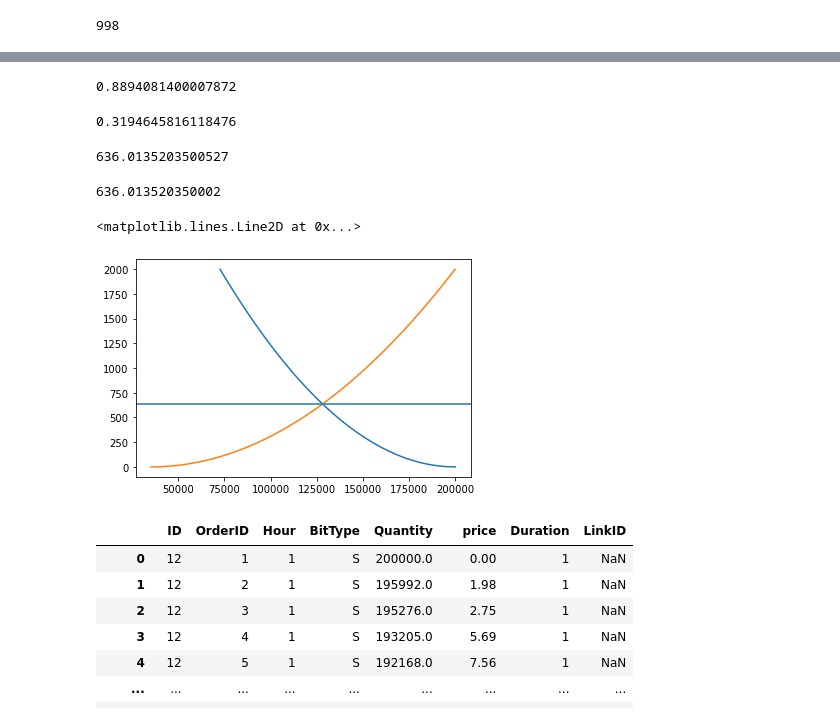
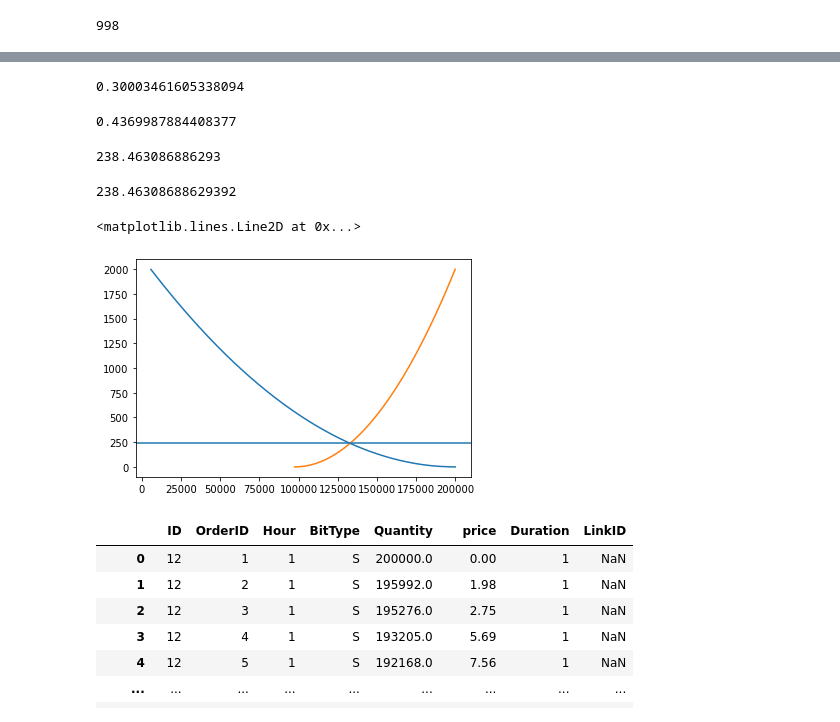
Before and after one commit to Zhaoweiliang/Day-Head-energy-Opti-Project, a Jupyter notebook: Wei.ipynb, the cells around one changed output, grey strips where cells are left out. Drawn from its saved outputs; the diff is of its cells as text; code cells hidden in the pictures.

```diff
--- a/Wei.ipynb
+++ b/Wei.ipynb
@@ -224,36 +224,37 @@ for i in range(len(Res_S)):
 # %%
-E.getAttr('x',xS)[(1,318)]
+E.getAttr('x',xS)[(24,120)]
 # %% [output]
-0.8894081400007872
+0.30003461605338094
 # %%
-E.getAttr('x',xD)[(1,319)]
+E.getAttr('x',xD)[(24,120)]
 # %% [output]
-0.3194645816118476
+0.4369987884408377
 # %%
-POS = 319
-H=1
+POS = 120
+H=24
 k=(Pair(POS,H,Data_H_D,'DP')[1]-Pair(POS,H,Data_H_D,'DP')[0])/(Pair(POS,H,Data_H_D,'DQ')[1]-Pair(POS,H,Data_H_D,'DQ')[0])
 c=Pair(POS,H,Data_H_D,'DP')[0]-k*Pair(POS,H,Data_H_D,'DQ')[0]
 k*((Pair(POS,H,Data_H_D,'DQ')[1]-Pair(POS,H,Data_H_D,'DQ')[0])*Res_D[POS-1]+Pair(POS,H,Data_H_D,'DQ')[0])+c
 # %% [output]
-636.0135203500527
+238.463086886293
 # %%
-POS  = 318
-H =1
+POS  = 120
+H =24
 k=(Pair(POS,H,Data_H_SP,'SP')[1]-Pair(POS,H,Data_H_SP,'SP')[0])/(Pair(POS,H,Data_H_SP,'SQ')[1]-Pair(POS,H,Data_H_SP,'SQ')[0])
 c=Pair(POS,H,Data_H_SP,'SP')[0]-k*Pair(POS,H,Data_H_SP,'SQ')[0]
 k*((Pair(POS,H,Data_H_SP,'SQ')[1]-Pair(POS,H,Data_H_SP,'SQ')[0])*Res_S[POS-1]+Pair(POS,H,Data_H_SP,'SQ')[0])+c
 # %% [output]
-636.013520350002
+238.46308688629392
 # %%
 import matplotlib.pyplot as plt
-
-plt.plot(Data_H_D['Quantity'][0:999],Data_H_D['price'][0:999])
-plt.plot(Data_H_SP['Quantity'][0:999],Data_H_SP['price'][0:999])
-plt.axhline(y = 636)
+a = 23000
+b = 23999
+plt.plot(Data_H_D['Quantity'][a:b],Data_H_D['price'][a:b])
+plt.plot(Data_H_SP['Quantity'][a:b],Data_H_SP['price'][a:b])
+plt.axhline(y = 238)
 # %% [output]
 <matplotlib.lines.Line2D at 0x...>
-[figure, old version]
+[figure, new version]
 # %%
 Data_H_D
 # %% [output]
```
Also changed, not shown: parts of 3 cells of this notebook, 1 other file.
